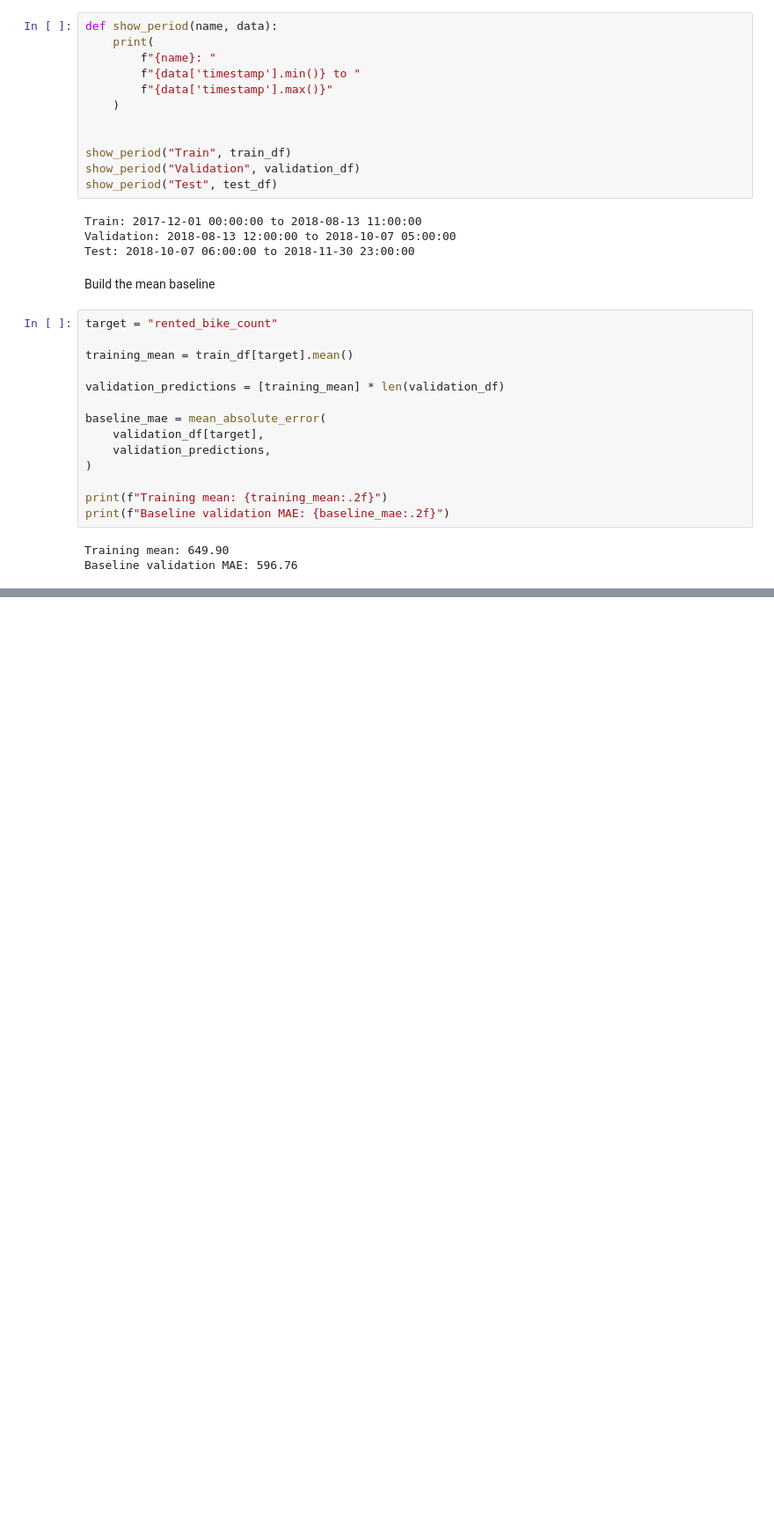
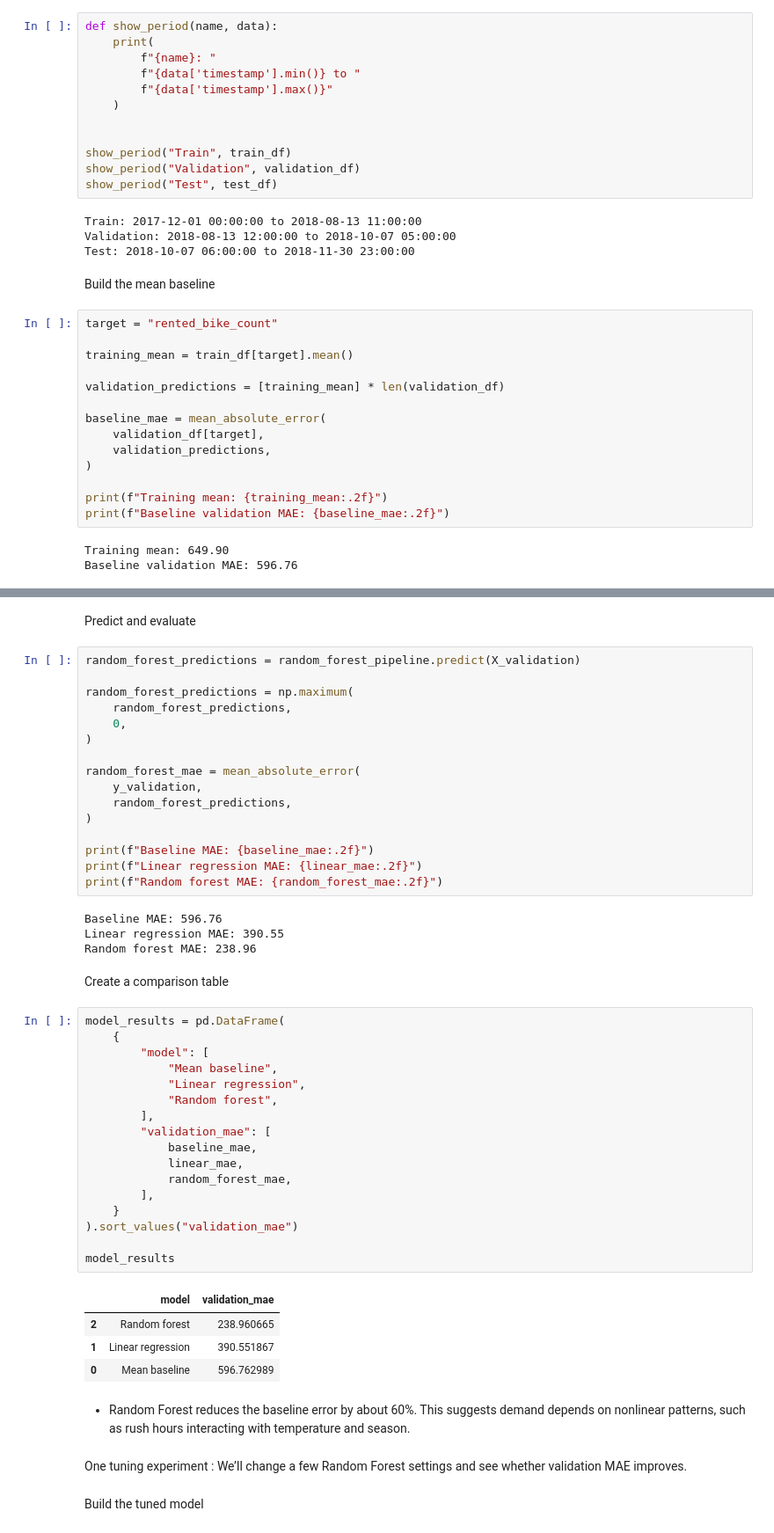
Before and after one commit to Maramy93/seoul-bike-demand-mlops, a Jupyter notebook: notebooks/02_baseline_model.ipynb, the cells around one changed output, grey strips where cells are left out. Shown at 88% size. Drawn from its saved outputs; the diff is of its cells as text; blank space fills up the shorter version.

```diff
--- a/notebooks/02_baseline_model.ipynb
+++ b/notebooks/02_baseline_model.ipynb
@@ -99,0 +384,52 @@ Baseline validation MAE: 596.76
+# %% [markdown]
+Predict and evaluate
+# %%
+random_forest_predictions = random_forest_pipeline.predict(X_validation)
+
+random_forest_predictions = np.maximum(
+    random_forest_predictions,
+    0,
+)
+
+random_forest_mae = mean_absolute_error(
+    y_validation,
+    random_forest_predictions,
+)
+
+print(f"Baseline MAE: {baseline_mae:.2f}")
+print(f"Linear regression MAE: {linear_mae:.2f}")
+print(f"Random forest MAE: {random_forest_mae:.2f}")
+# %% [output]
+Baseline MAE: 596.76
+Linear regression MAE: 390.55
+Random forest MAE: 238.96
+# %% [markdown]
+Create a comparison table
+# %%
+model_results = pd.DataFrame(
+    {
+        "model": [
+            "Mean baseline",
+            "Linear regression",
+            "Random forest",
+        ],
+        "validation_mae": [
+            baseline_mae,
+            linear_mae,
+            random_forest_mae,
+        ],
+    }
+).sort_values("validation_mae")
+
+model_results
+# %% [output]
+|  | model | validation_mae |
+| 2 | Random forest | 238.960665 |
+| 1 | Linear regression | 390.551867 |
+| 0 | Mean baseline | 596.762989 |
+# %% [markdown]
+* Random Forest reduces the baseline error by about 60%. This suggests demand depends on nonlinear patterns, such as rush hours interacting with temperature and season.
+# %% [markdown]
+One tuning experiment : We’ll change a few Random Forest settings and see whether validation MAE improves.
+# %% [markdown]
+Build the tuned model
```
Also changed, not shown: parts of 52 cells of this notebook, 2 other files.
